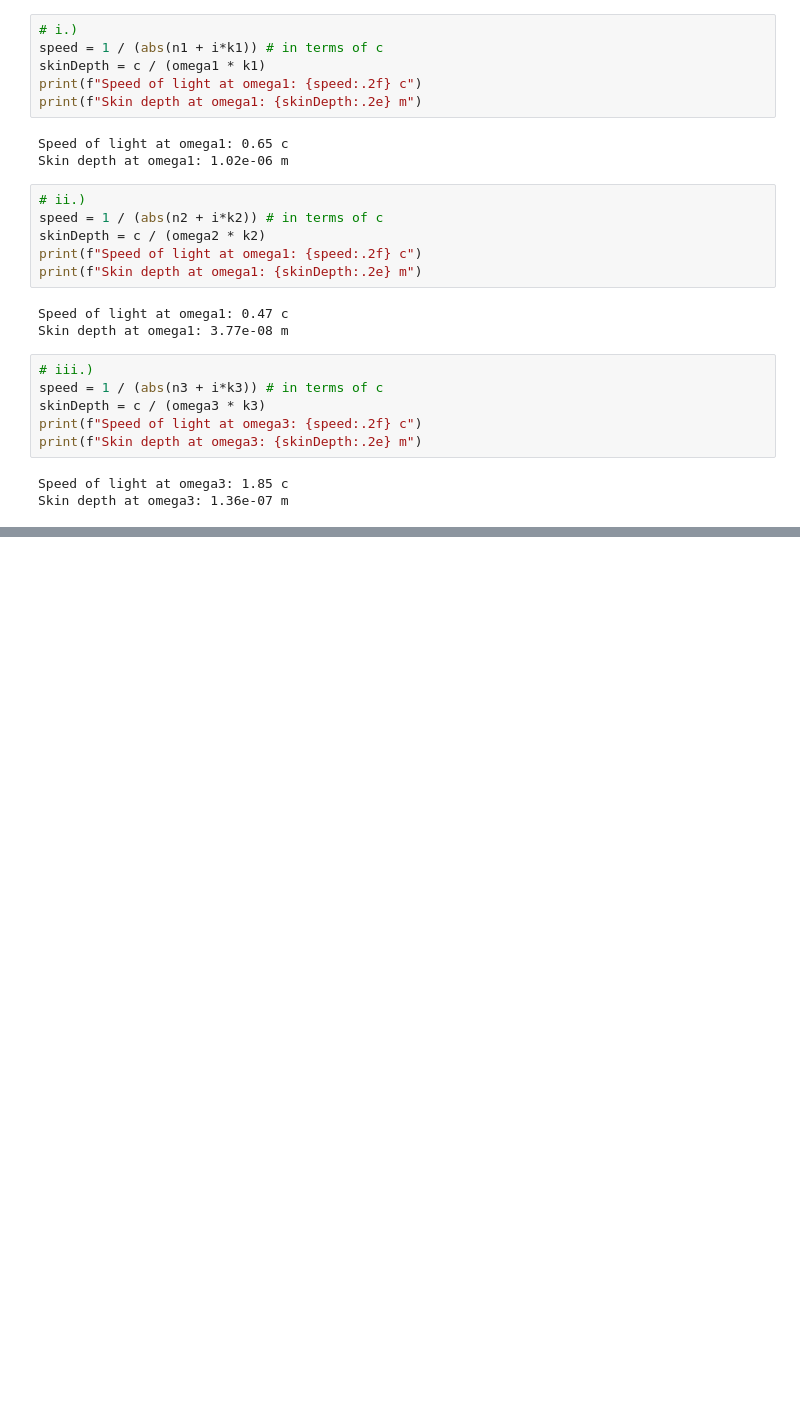
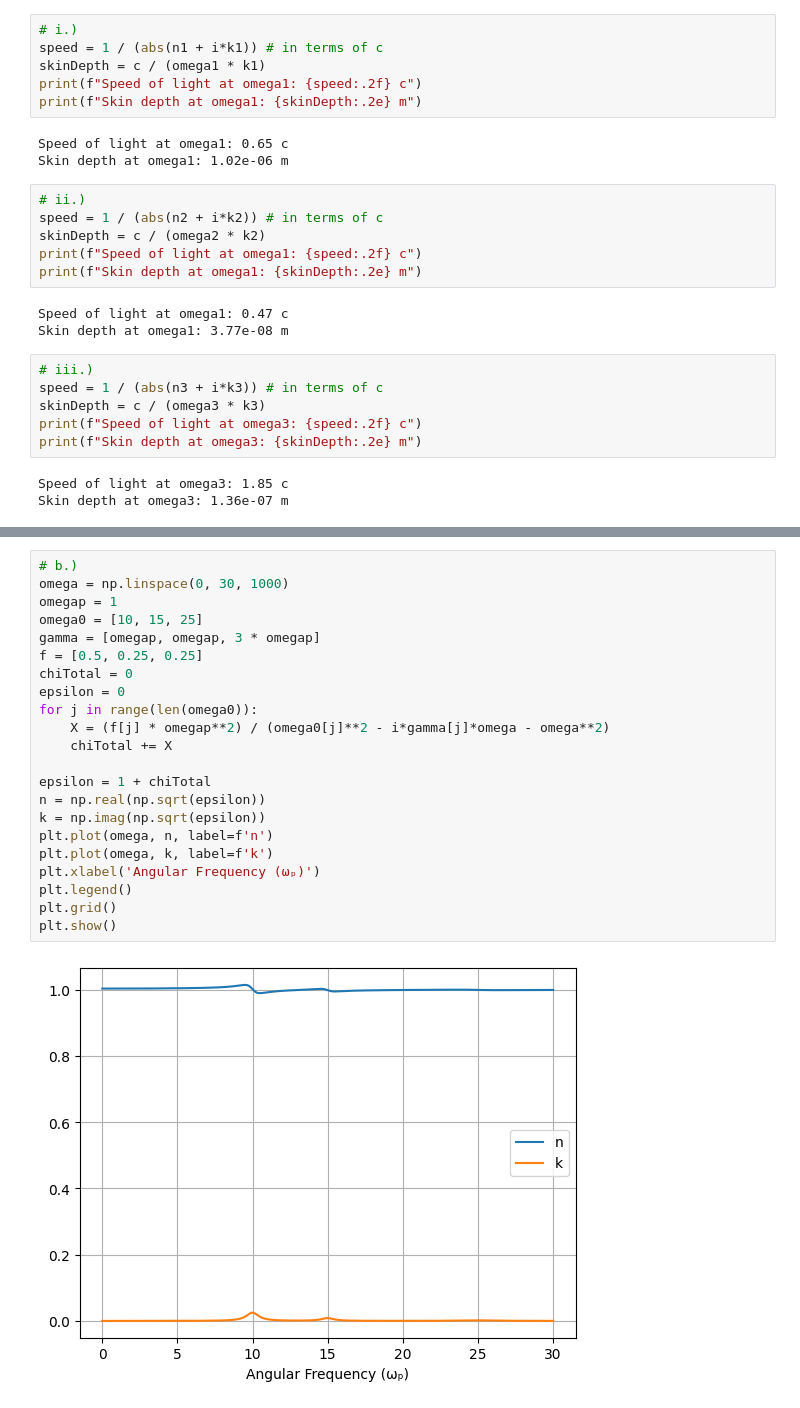
Before and after one commit to vieweghn/PHYS-330-Optics, a Jupyter notebook: HW2.ipynb, the cells around one changed output, grey strips where cells are left out. Drawn from its saved outputs; the diff is of its cells as text; blank space fills up the shorter version.

```diff
--- a/HW2.ipynb
+++ b/HW2.ipynb
@@ -124,0 +146,24 @@ Skin depth at omega3: 1.36e-07 m
+# %%
+# b.)
+omega = np.linspace(0, 30, 1000)
+omegap = 1
+omega0 = [10, 15, 25]
+gamma = [omegap, omegap, 3 * omegap]
+f = [0.5, 0.25, 0.25]
+chiTotal = 0
+epsilon = 0
+for j in range(len(omega0)):
+    X = (f[j] * omegap**2) / (omega0[j]**2 - i*gamma[j]*omega - omega**2)
+    chiTotal += X
+
+epsilon = 1 + chiTotal
+n = np.real(np.sqrt(epsilon))
+k = np.imag(np.sqrt(epsilon))
+plt.plot(omega, n, label=f'n')
+plt.plot(omega, k, label=f'k')
+plt.xlabel('Angular Frequency (ωₚ)')
+plt.legend()
+plt.grid()
+plt.show()
+# %% [output]
+[figure, added]
```
Also changed, not shown: parts of 12 cells of this notebook.
